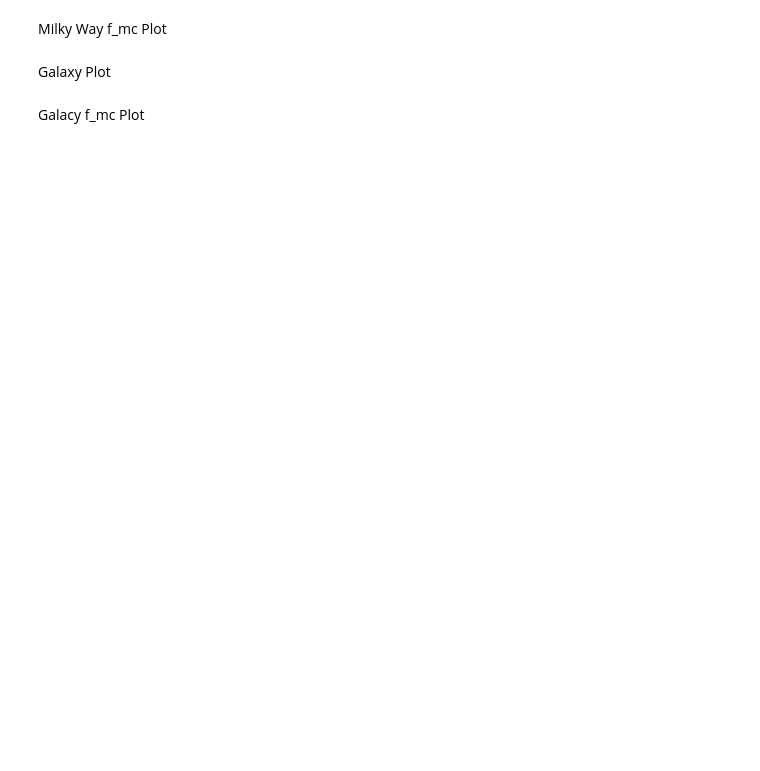
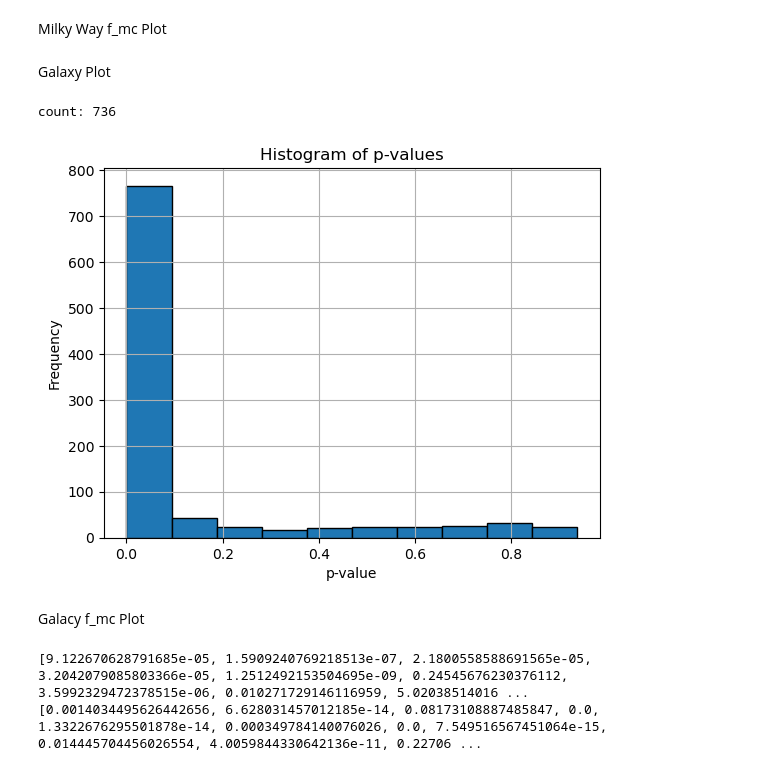
Before and after one commit to HaydenTedrake/HPV_project, a Jupyter notebook: Results/Forecast/foreCraterII+HVS14.ipynb, the cells around one changed output. Cells and saved outputs as stored; diff of their text form; code cells hidden in the pictures; blank space fills up the shorter version.

```diff
--- a/Results/Forecast/foreCraterII+HVS14.ipynb
+++ b/Results/Forecast/foreCraterII+HVS14.ipynb
@@ -22,8 +22,8 @@ def sample(dict, ics, n_samples=100):
 
     pmra_central = np.random.normal(dict['pmra'], dict['e_pmra'], 1)
     pmdec_central = np.random.normal(dict['pmdec'], dict['e_pmdec'], 1)
-    pmra_samples = np.random.normal(pmra_central, dict['e_pmra']/10, n_samples)
-    pmdec_samples = np.random.normal(pmdec_central, dict['e_pmdec']/10, n_samples)
+    pmra_samples = np.random.normal(pmra_central, dict['e_pmra']/4, n_samples)
+    pmdec_samples = np.random.normal(pmdec_central, dict['e_pmdec']/4, n_samples)
 
     ics_list = []
     ics_list.append(ics)
@@ -199,11 +199,19 @@ hvs14_ics = gd.PhaseSpacePosition(pos=hvs14_GC.cartesian.xyz, vel=hvs14_GC.veloc
 Milky Way Plot (z=0)
 # %%
 count = 0
-p_values_10 = []
+p_values_4 = []
 for _ in range(1000):
     p_value, times = plot_closest(dict14, hvs14_ics, distance_mw, mw=True)
     # print(f"p_value: {p_value}")
-    p_values_10.append(p_value)
+    p_values_4.append(p_value)
     if p_value < 0.05:
         count += 1
 print(f"count: {count}")
+
+# Plot histogram
+plt.hist(p_values_4, bins=10, edgecolor='black')
+plt.xlabel('p-value')
+plt.ylabel('Frequency')
+plt.title('Histogram of p-values')
+plt.grid(True)
+plt.show()
@@ -223,34 +229,45 @@ dwarf_orbits = calculate_orbits(dwarf_dict, dwarf_ics, min14)
 points = []
 for orbit in dwarf_orbits:
     final_pos = orbit[-1].pos.xyz.to(u.kpc).value[:3]
     points.append(final_pos)
 points = np.array(points)
 mean = np.mean(points, axis=0)
 
 # print(f"mean: {mean}")
 
 def distance_dwarf(num_steps, ics):
     orbit = pot.integrate_orbit(ics, dt=-0.1*u.Myr, n_steps=num_steps)
     final_pos = orbit[-1].pos.xyz.to(u.kpc).value[:3]
     distance = np.linalg.norm(final_pos - mean)
     return distance
 
 count = 0
-p_values_10_galaxy = []
+p_values_4_galaxy = []
 for _ in range(1000):
     p_value, times = plot_closest(dict14, hvs14_ics, distance_dwarf, target=mean)
     # print(f"p_value: {p_value}")
-    p_values_10_galaxy.append(p_value)
+    p_values_4_galaxy.append(p_value)
     if p_value < 0.05:
         count += 1
 print(f"count: {count}")
+
+# Plot histogram
+plt.hist(p_values_4_galaxy, bins=10, edgecolor='black')
+plt.xlabel('p-value')
+plt.ylabel('Frequency')
+plt.title('Histogram of p-values')
+plt.grid(True)
+plt.show()
 
 # # Plot histogram
 # plt.hist(times, bins=10, edgecolor='black')
 # plt.xlabel('Time (Myr)')
 # plt.ylabel('Frequency')
 # plt.title('Histogram of Times')
 # plt.grid(True)
 # plt.show()
+# %% [output]
+count: 736
+[figure, added]
 # %% [markdown]
 Galacy f_mc Plot
@@ -259,0 +274,13 @@ f_mc = [0.787]
+# %%
+factor = [10, 8, 6, 4]
+f_mc = [0.823, 0.796, 0.736]
+
+# print(p_values_6)
+# np.save('p_values_6.npy', np.array(p_values_6))
+# print(p_values_6_galaxy)
+# np.save('p_values_6_galaxy.npy', np.array(p_values_6_galaxy))
+
+# check 8 if they are the same?
+# %% [output]
+[9.122670628791685e-05, 1.5909240769218513e-07, 2.1800558588691565e-05, 3.2042079085803366e-05, 1.2512492153504695e-09, 0.24545676230376112, 3.5992329472378515e-06, 0.010271729146116959, 5.02038514016 ...
+[0.0014034495626442656, 6.628031457012185e-14, 0.08173108887485847, 0.0, 1.3322676295501878e-14, 0.000349784140076026, 0.0, 7.549516567451064e-15, 0.014445704456026554, 4.0059844330642136e-11, 0.22706 ...
```
Also changed, not shown: parts of 4 cells of this notebook, 6 other files.
